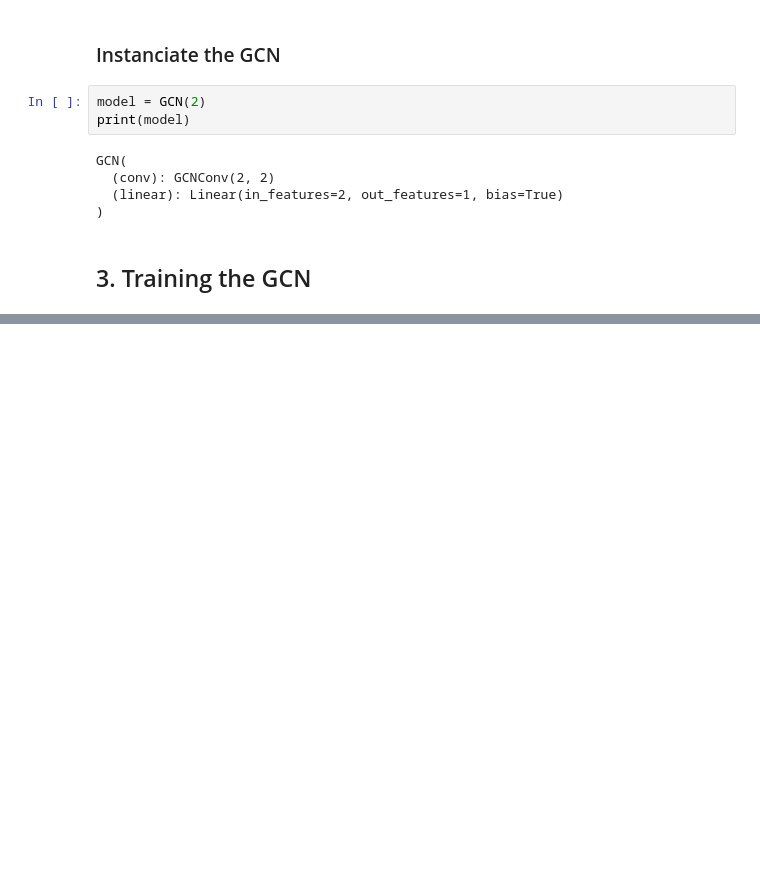
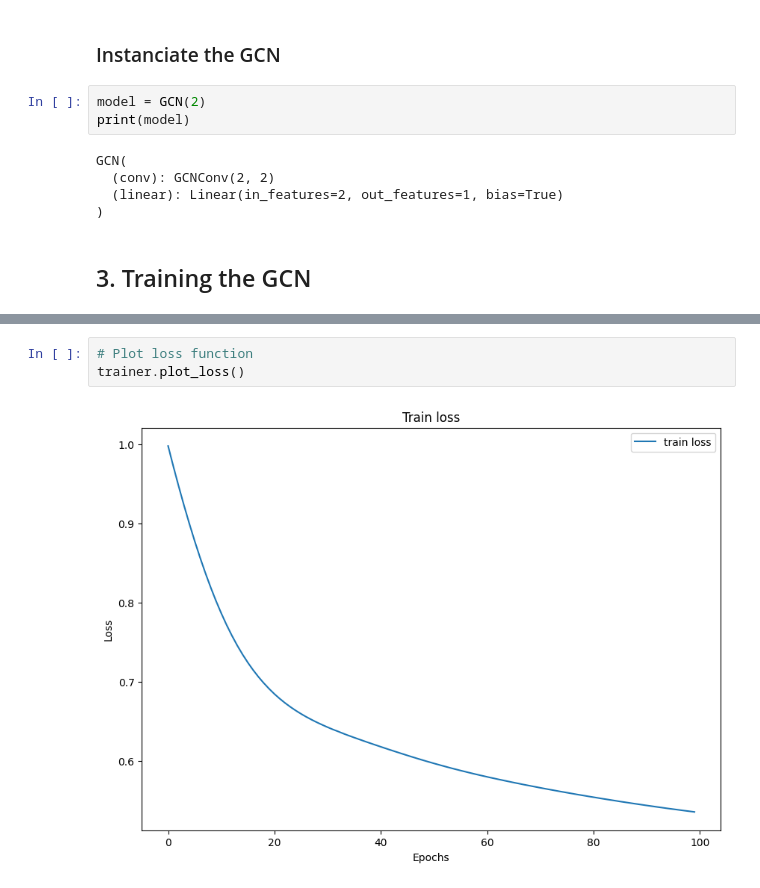
Before and after one commit to Arthur8754/mutational-signatures, a Jupyter notebook: first-gnn.ipynb, the cells around one changed output, grey strips where cells are left out. Saved outputs shown, nothing was run; the diff lists cells and outputs as text; blank space fills up the shorter version.

Commit message:
Plot train loss

```diff
--- a/first-gnn.ipynb
+++ b/first-gnn.ipynb
@@ -114 +108,6 @@ Epoch 100 of 100
 End of training.
+# %%
+# Plot loss function
+trainer.plot_loss()
+# %% [output]
+[figure, added]
```
Also changed, not shown: parts of 3 cells of this notebook, 1 other file.
